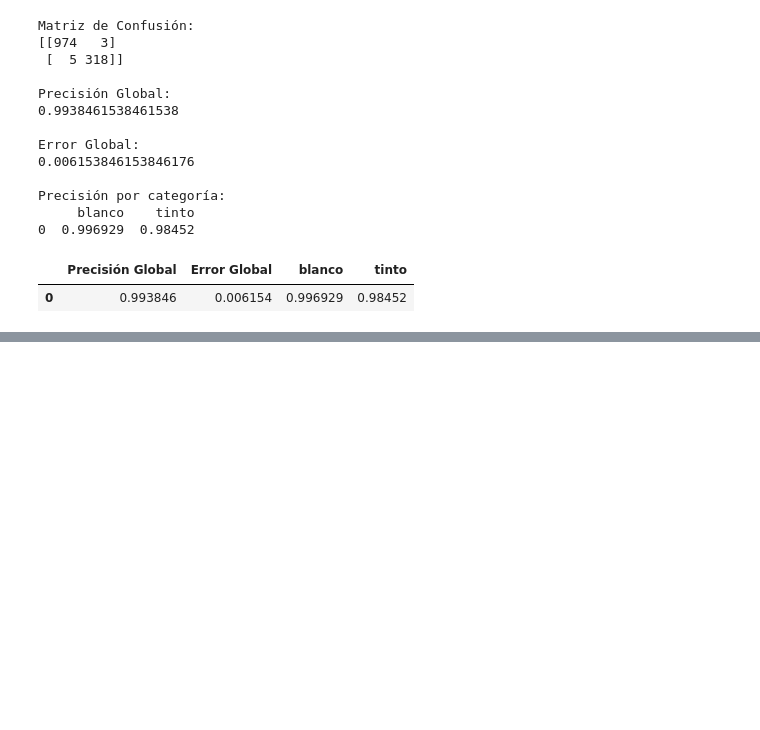
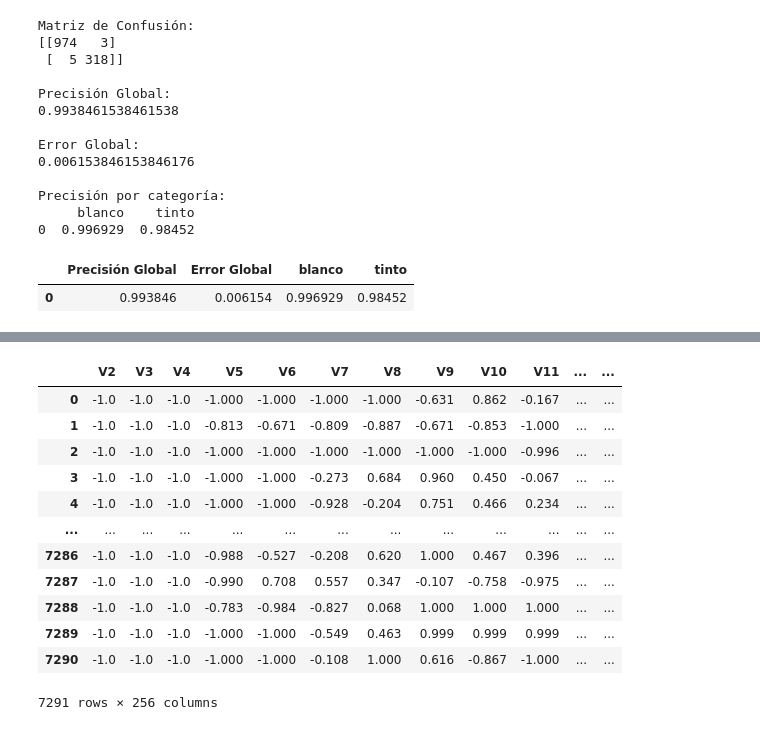
Before and after one commit to thewill-i-am/DeepLearning, a Jupyter notebook: tarea2_william_aguilar.ipynb, the cells around one changed output, grey strips where cells are left out. Cells and saved outputs as stored; diff of their text form; code cells hidden in the pictures; blank space fills up the shorter version.

```diff
--- a/tarea2_william_aguilar.ipynb
+++ b/tarea2_william_aguilar.ipynb
@@ -354,4 +363,7 @@ Precisión por categoría:
 0  0.996929  0.98452
 |  | Precisión Global | Error Global | blanco | tinto |
 | 0 | 0.993846 | 0.006154 | 0.996929 | 0.98452 |
+# %%
+dataTest = pd.read_csv("ZipDataTestCod.csv", sep=";")
+dataTrain = pd.read_csv("ZipDataTrainCod.csv", sep=";")
 # %%
@@ -378,0 +407,3 @@ def comprimir(data, p=4):
+# %%
+ytrain = dataTrain['Numero']
+dataTrain = dataTrain.drop(columns=['Numero'])
@@ -378,0 +449,16 @@ def comprimir(data, p=4):
+# %%
+dataTrain
+# %% [output]
+|  | V2 | V3 | V4 | V5 | V6 | V7 | V8 | V9 | V10 | V11 | ... | ... |
+| 0 | -1.0 | -1.0 | -1.0 | -1.000 | -1.000 | -1.000 | -1.000 | -0.631 | 0.862 | -0.167 | ... | ... |
+| 1 | -1.0 | -1.0 | -1.0 | -0.813 | -0.671 | -0.809 | -0.887 | -0.671 | -0.853 | -1.000 | ... | ... |
+| 2 | -1.0 | -1.0 | -1.0 | -1.000 | -1.000 | -1.000 | -1.000 | -1.000 | -1.000 | -0.996 | ... | ... |
+| 3 | -1.0 | -1.0 | -1.0 | -1.000 | -1.000 | -0.273 | 0.684 | 0.960 | 0.450 | -0.067 | ... | ... |
+| 4 | -1.0 | -1.0 | -1.0 | -1.000 | -1.000 | -0.928 | -0.204 | 0.751 | 0.466 | 0.234 | ... | ... |
+| ... | ... | ... | ... | ... | ... | ... | ... | ... | ... | ... | ... | ... |
+| 7286 | -1.0 | -1.0 | -1.0 | -0.988 | -0.527 | -0.208 | 0.620 | 1.000 | 0.467 | 0.396 | ... | ... |
+| 7287 | -1.0 | -1.0 | -1.0 | -0.990 | 0.708 | 0.557 | 0.347 | -0.107 | -0.758 | -0.975 | ... | ... |
+| 7288 | -1.0 | -1.0 | -1.0 | -0.783 | -0.984 | -0.827 | 0.068 | 1.000 | 1.000 | 1.000 | ... | ... |
+| 7289 | -1.0 | -1.0 | -1.0 | -1.000 | -1.000 | -0.549 | 0.463 | 0.999 | 0.999 | 0.999 | ... | ... |
+| 7290 | -1.0 | -1.0 | -1.0 | -1.000 | -1.000 | -0.108 | 1.000 | 0.616 | -0.867 | -1.000 | ... | ... |
+7291 rows × 256 columns
```
Also changed, not shown: parts of 20 cells of this notebook.
